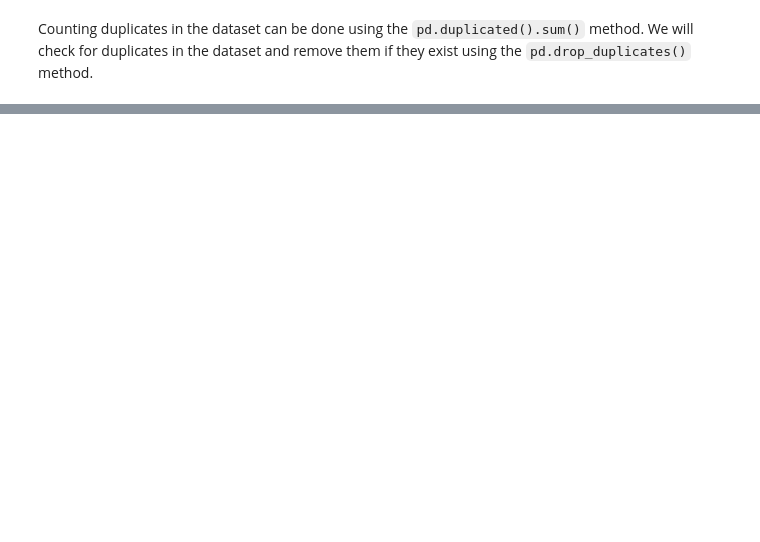
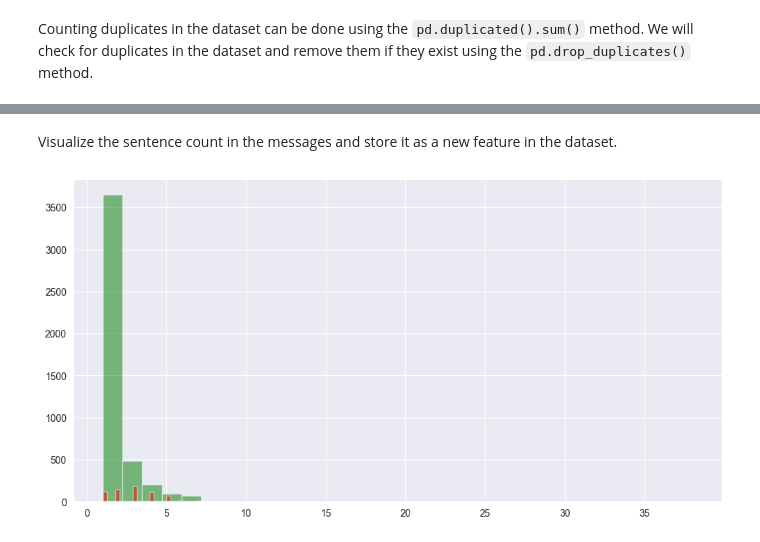
Before and after one commit to JoshiArchit/Email-Spam-Filter, a Jupyter notebook: spam_filter.ipynb, the cells around one changed output, grey strips where cells are left out. Cells and saved outputs as stored; diff of their text form; code cells hidden in the pictures; blank space fills up the shorter version.

```diff
--- a/spam_filter.ipynb
+++ b/spam_filter.ipynb
@@ -99,0 +139,16 @@ plt.show()
+# %% [markdown]
+<p> Visualize the sentence count in the messages and store it as a new feature in the dataset.</p>
+# %%
+from nltk.tokenize import sent_tokenize
+
+# Add a new feature to the dataset
+data['num_sentences'] = data['text'].apply(lambda x: len(sent_tokenize(x)))
+
+# Visualize the number of sentences in messages
+plt.figure(figsize = (12, 6))
+plt.hist(data[data['target'] == 0]['num_sentences'], color='green', alpha=0.5, label='Ham', bins=30)
+plt.hist(data[data['target'] == 1]['num_sentences'], color='red', alpha=0.5, label='Spam', bins=30)
+
+plt.show()
+# %% [output]
+[figure, added]
```
Also changed, not shown: parts of 20 cells of this notebook.
